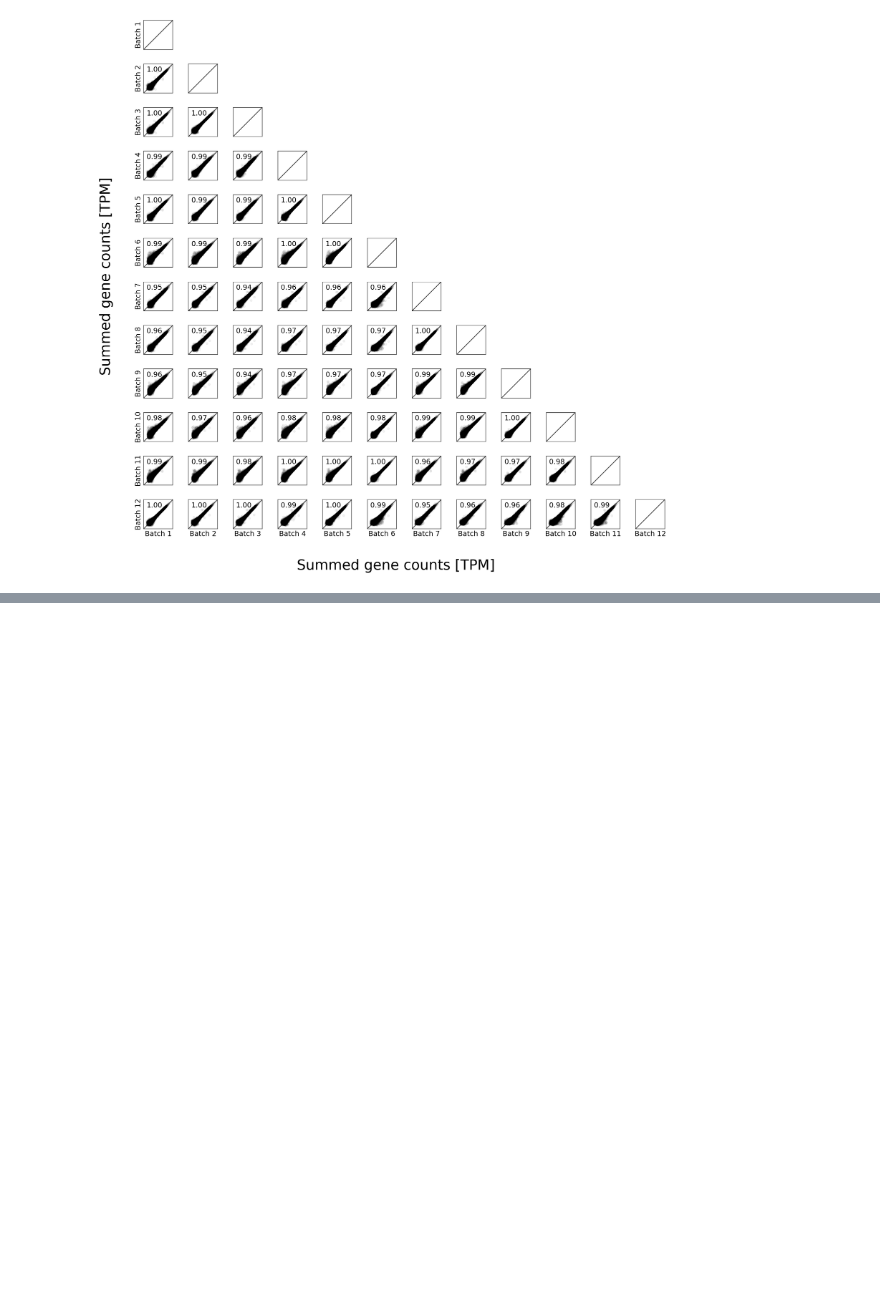
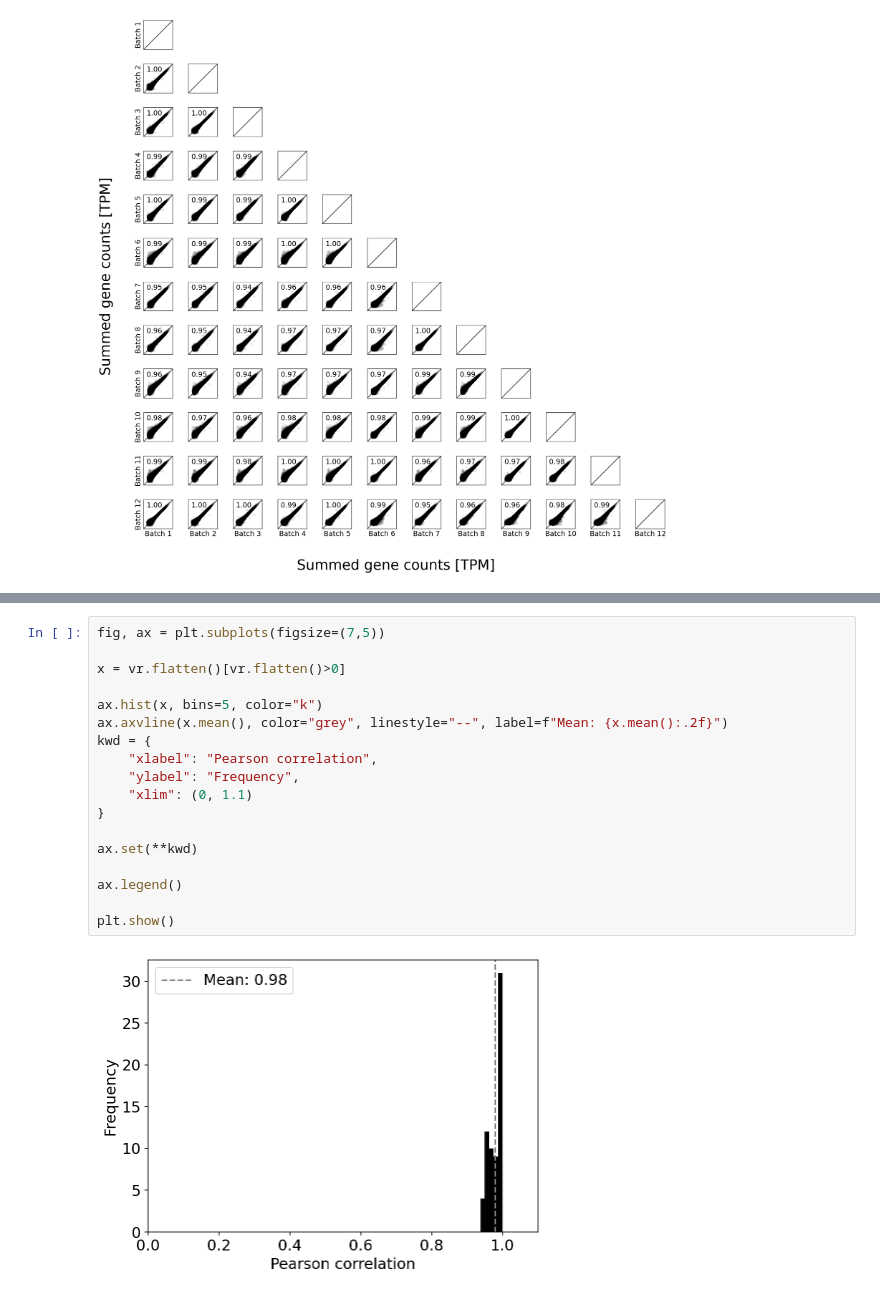
Before and after one commit to pachterlab/BYVSTZP_2020, a Jupyter notebook: analysis/notebooks/10x_batch_effect.ipynb, the cells around one changed output, grey strips where cells are left out. Cells and saved outputs as stored; diff of their text form; blank space fills up the shorter version.

Commit message:
added pearson correlation distribution figure

```diff
--- a/analysis/notebooks/10x_batch_effect.ipynb
+++ b/analysis/notebooks/10x_batch_effect.ipynb
@@ -146,0 +164,20 @@ fig.show()
+# %%
+fig, ax = plt.subplots(figsize=(7,5))
+
+x = vr.flatten()[vr.flatten()>0]
+
+ax.hist(x, bins=5, color="k")
+ax.axvline(x.mean(), color="grey", linestyle="--", label=f"Mean: {x.mean():.2f}")
+kwd = {
+    "xlabel": "Pearson correlation",
+    "ylabel": "Frequency",
+    "xlim": (0, 1.1)
+}
+
+ax.set(**kwd)
+
+ax.legend()
+
+plt.show()
+# %% [output]
+[figure, added]
```
Also changed, not shown: parts of 3 cells of this notebook, 1 other file.
